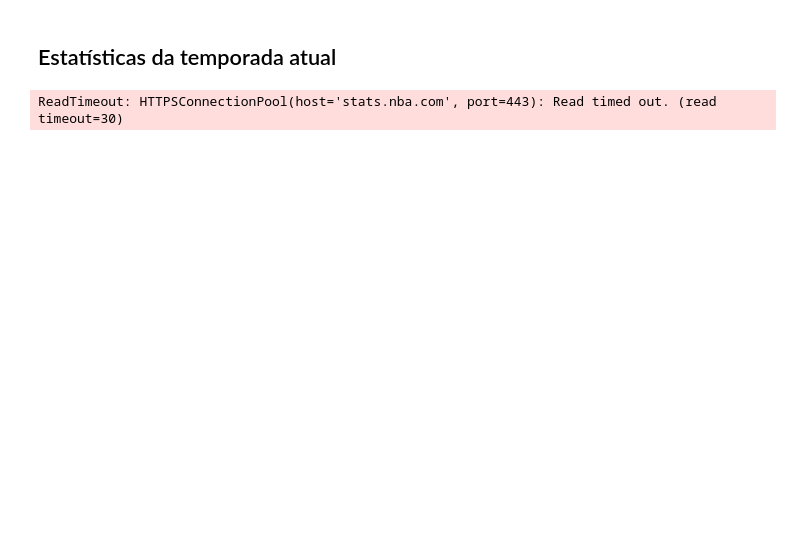
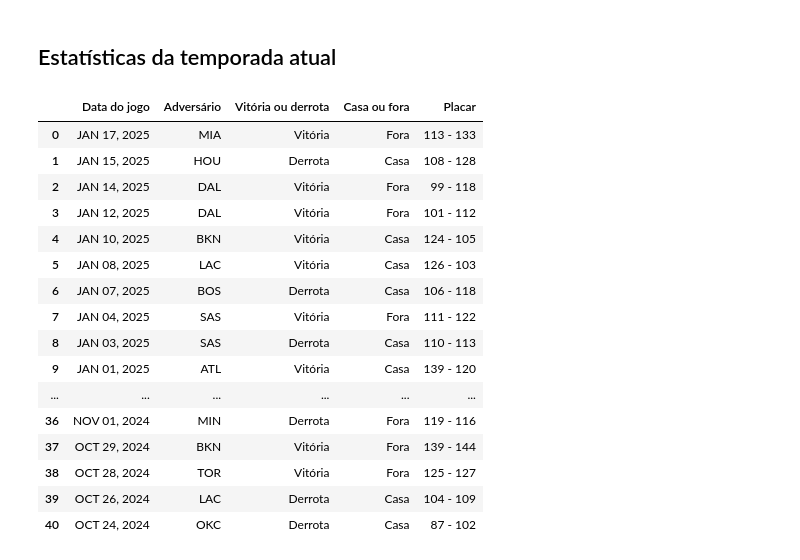
Before and after one commit to luiz-davi-m/ciencia-de-dados-nba, a Jupyter notebook: Parte 1/RF7.ipynb, the cells around one changed output. Saved outputs shown, nothing was run; the diff lists cells and outputs as text; code cells hidden in the pictures; blank space fills up the shorter version.

```diff
--- a/Parte 1/RF7.ipynb
+++ b/Parte 1/RF7.ipynb
@@ -52,2 +28,21 @@ def obter_jogos_do_time_na_temporada(nome_do_time, periodo):
+# %%
+def adicionar_placares(dados_jogos, estatisticas):
+    placares = []
+    for indice, linha in dados_jogos.iterrows():
+        game_id = linha['Game_ID']
+        jogo_boxscore = boxscoretraditionalv2.BoxScoreTraditionalV2(game_id=game_id)
+        dados_boxscore = jogo_boxscore.get_data_frames()[0]
+
+        if '@' not in linha['MATCHUP']:
+            placar_time = linha['PTS']
+            placar_adversario = dados_boxscore[dados_boxscore['TEAM_ID'] != TIME_ID]['PTS'].sum()
+        else:
+            placar_adversario = linha['PTS']
+            placar_time = dados_boxscore[dados_boxscore['TEAM_ID'] != TIME_ID]['PTS'].sum()
+
+        placar = f'{int(placar_time)} - {int(placar_adversario)}'
+        placares.append(placar)
+
+    estatisticas['Placar'] = placares
 # %% [markdown]
 ## Estatísticas da temporada anterior
@@ -59,7 +69,26 @@ ReadTimeout: HTTPSConnectionPool(host='stats.nba.com', port=443): Read timed out
 # %% [markdown]
 ## Estatísticas da temporada atual
-# %%
-estatisticas_atuais = obter_jogos_do_time_na_temporada(nome_do_time, periodo_atual)
-estatisticas_atuais
-# %% [output]
-ReadTimeout: HTTPSConnectionPool(host='stats.nba.com', port=443): Read timed out. (read timeout=30)
+# %%
+dados_jogos_atuais = obter_jogos_por_time_e_temporada(NOME_TIME, TEMPORADA_ATUAL)
+estatisticas_atuais = obter_apresentacao_jogos(dados_jogos_atuais)
+# %%
+adicionar_placares(dados_jogos_atuais, estatisticas_atuais)
+estatisticas_atuais
+# %% [output]
+|  | Data do jogo | Adversário | Vitória ou derrota | Casa ou fora | Placar |
+| 0 | JAN 17, 2025 | MIA | Vitória | Fora | 113 - 133 |
+| 1 | JAN 15, 2025 | HOU | Derrota | Casa | 108 - 128 |
+| 2 | JAN 14, 2025 | DAL | Vitória | Fora | 99 - 118 |
+| 3 | JAN 12, 2025 | DAL | Vitória | Fora | 101 - 112 |
+| 4 | JAN 10, 2025 | BKN | Vitória | Casa | 124 - 105 |
+| 5 | JAN 08, 2025 | LAC | Vitória | Casa | 126 - 103 |
+| 6 | JAN 07, 2025 | BOS | Derrota | Casa | 106 - 118 |
+| 7 | JAN 04, 2025 | SAS | Vitória | Fora | 111 - 122 |
+| 8 | JAN 03, 2025 | SAS | Derrota | Casa | 110 - 113 |
+| 9 | JAN 01, 2025 | ATL | Vitória | Casa | 139 - 120 |
+| ... | ... | ... | ... | ... | ... |
+| 36 | NOV 01, 2024 | MIN | Derrota | Fora | 119 - 116 |
+| 37 | OCT 29, 2024 | BKN | Vitória | Fora | 139 - 144 |
+| 38 | OCT 28, 2024 | TOR | Vitória | Fora | 125 - 127 |
+| 39 | OCT 26, 2024 | LAC | Derrota | Casa | 104 - 109 |
+| 40 | OCT 24, 2024 | OKC | Derrota | Casa | 87 - 102 |
```
Also changed, not shown: parts of 7 cells of this notebook, 1 other file.
